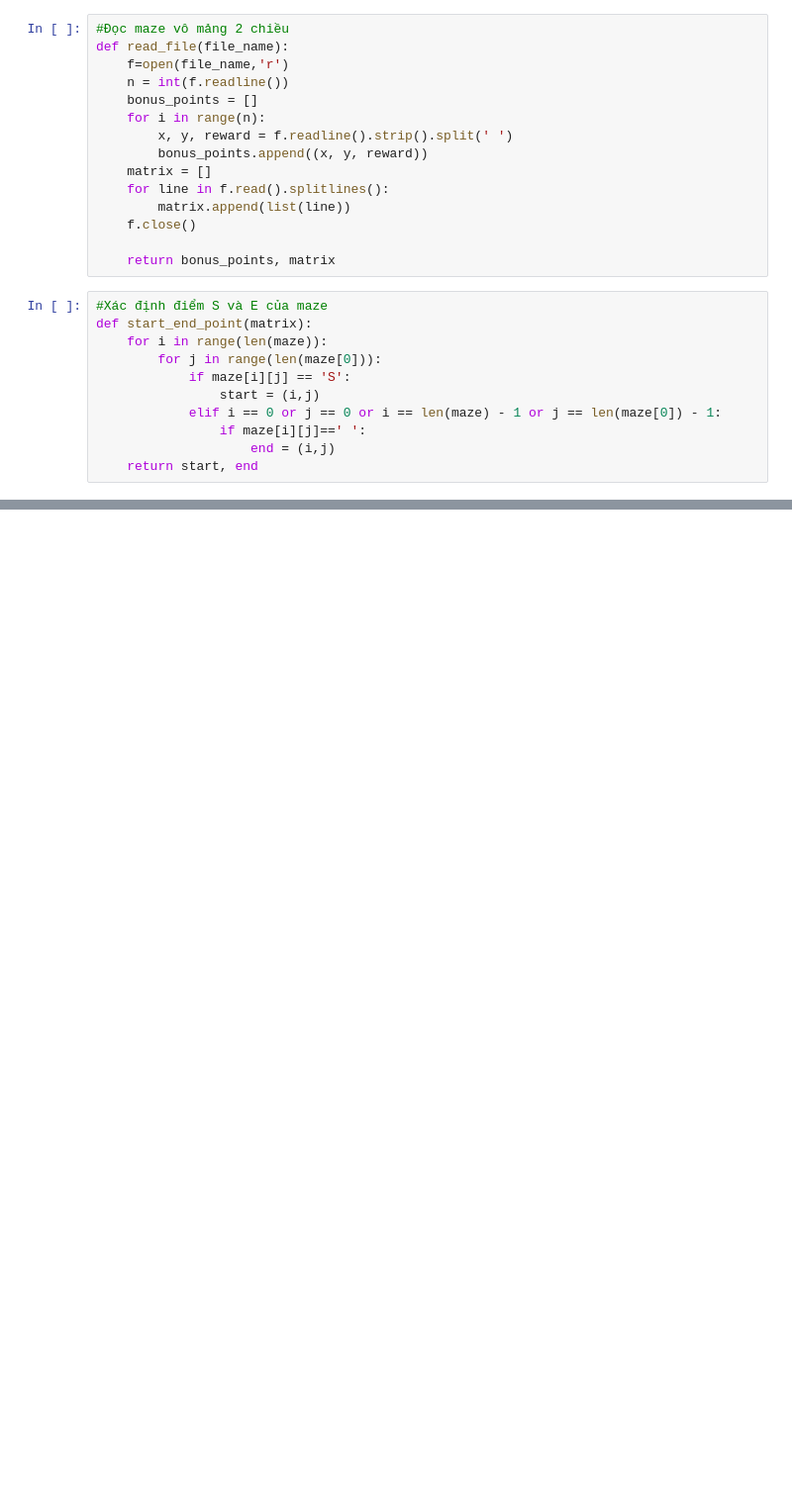
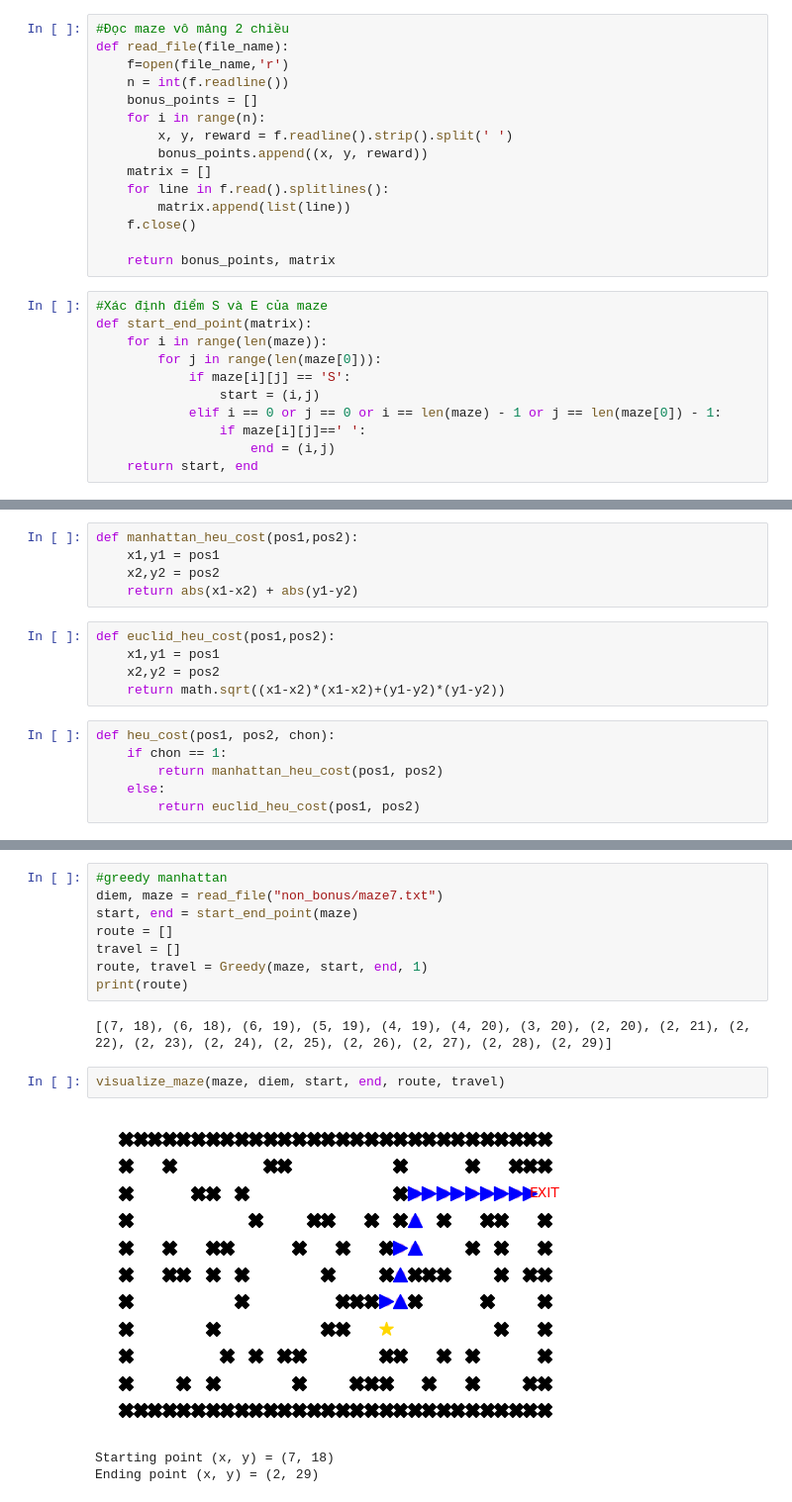
Before and after one commit to Tranmyhan/AI_maze, a Jupyter notebook: Code.ipynb, the cells around one changed output, grey strips where cells are left out. Shown: that part at 99% size. Cells and saved outputs as stored; diff of their text form; blank space fills up the shorter version.

```diff
--- a/Code.ipynb
+++ b/Code.ipynb
@@ -176,0 +166,16 @@ print(route)
+# %%
+def manhattan_heu_cost(pos1,pos2):
+    x1,y1 = pos1
+    x2,y2 = pos2
+    return abs(x1-x2) + abs(y1-y2)
+# %%
+def euclid_heu_cost(pos1,pos2):
+    x1,y1 = pos1
+    x2,y2 = pos2
+    return math.sqrt((x1-x2)*(x1-x2)+(y1-y2)*(y1-y2))
+# %%
+def heu_cost(pos1, pos2, chon):
+    if chon == 1:
+        return manhattan_heu_cost(pos1, pos2)
+    else:
+        return euclid_heu_cost(pos1, pos2)
@@ -176,0 +291,16 @@ print(route)
+# %%
+#greedy manhattan
+diem, maze = read_file("non_bonus/maze7.txt")
+start, end = start_end_point(maze)
+route = []
+travel = []
+route, travel = Greedy(maze, start, end, 1)
+print(route)
+# %% [output]
+[(7, 18), (6, 18), (6, 19), (5, 19), (4, 19), (4, 20), (3, 20), (2, 20), (2, 21), (2, 22), (2, 23), (2, 24), (2, 25), (2, 26), (2, 27), (2, 28), (2, 29)]
+# %%
+visualize_maze(maze, diem, start, end, route, travel)
+# %% [output]
+[figure, added]
+Starting point (x, y) = (7, 18)
+Ending point (x, y) = (2, 29)
```
Also changed, not shown: parts of 19 cells of this notebook.
